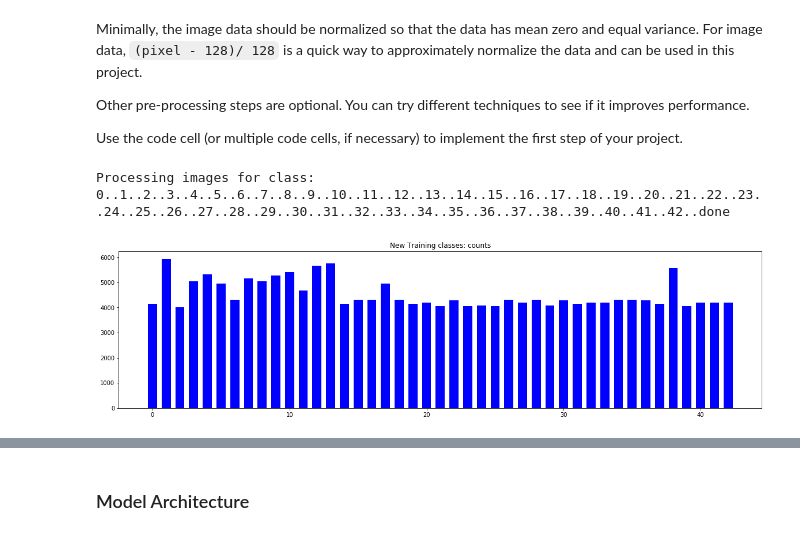
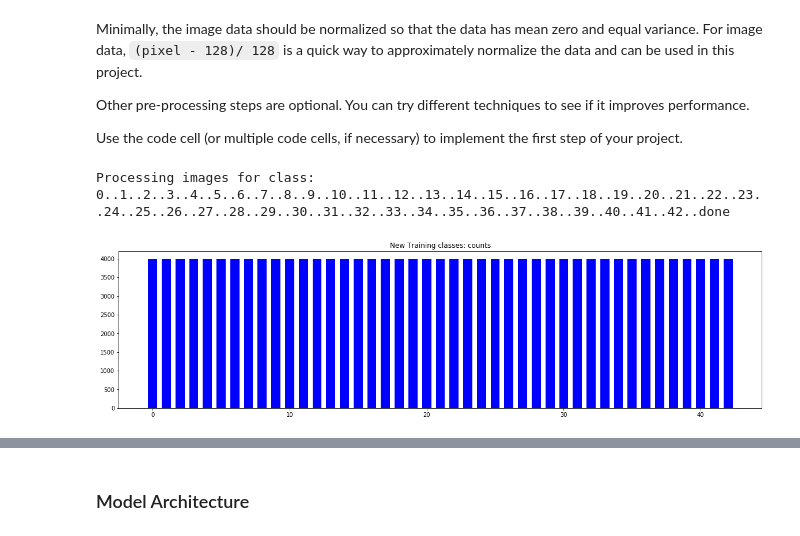
Before and after one commit to ivovandongen/CarND-Traffic-Sign-Classifier-Project, a Jupyter notebook: Traffic_Sign_Classifier.ipynb, the cells around one changed output, grey strips where cells are left out. Saved outputs shown, nothing was run; the diff lists cells and outputs as text; code cells hidden in the pictures.

Commit message:
Adjust data augmentation, fix visualization

```diff
--- a/Traffic_Sign_Classifier.ipynb
+++ b/Traffic_Sign_Classifier.ipynb
@@ -186,9 +186,11 @@ Other pre-processing steps are optional. You can try different techniques to see
 Use the code cell (or multiple code cells, if necessary) to implement the first step of your project.
 # %%
 # Generate some data
+import sys
 import random
 import math
 import scipy
+import numpy as np
 from skimage.transform import warp, AffineTransform
 
 def rotate_image(image, angle=10):
@@ -211,52 +213,62 @@ def translate_image(image):
     tform = AffineTransform(translation=(tx, ty))
     return warp(image, tform, preserve_range=True).astype(int)
 
+def flip_image(image):
+    return np.fliplr(image)
+
 def transform_image(image):
     transformations = {
         0: rotate_image,
         1: shear_image,
         2: scale_image,
-        3: translate_image
+        3: translate_image,
+        4: flip_image
     }
     return transformations[random.randint(0, len(transformations) - 1)](image)
 
 # level the numbers per class
 new_trainX = []
 new_trainY = []
 target_size = 4000
-max_size = 5000
+max_size = 4000
 
-import sys
-# sys.stdout.write('.')
+def extend_image_set(samples):
+    expanded = []
+    expanded.extend(samples)
+
+    sample_size = len(samples)
+    new_size = sample_size
+    while True:
+        for image in samples:
+            expanded.append(transform_image(image))
+            new_size += 1
+            if  new_size >= target_size:
+                return expanded
+
 sys.stdout.write("Processing images for class: ")
+
 for i in range(0,43):
     sys.stdout.write("{0}..".format(i))
     samples = X_train[np.where(y_train == i)]
-    if (samples.shape[0] < target_size):
-        expanded = []
-        factor = target_size // samples.shape[0]
-
-        for image in samples:
-            expanded.append(image)
-            for j in range(0, factor):
-                expanded.append(transform_image(image))
-        samples = np.array(expanded)
-    elif (samples.shape[0] > max_size):
+    sample_size = samples.shape[0]
+    if (sample_size < target_size):
+        samples = np.array(extend_image_set(samples))
+    elif (sample_size > max_size):
         samples = samples[0:max_size]
     new_trainY.append(np.full((samples.shape[0]), i).flatten())
     new_trainX.append(samples)
 
 sys.stdout.write('done\n')
 sys.stdout.flush()
 
 new_sample_length = sum([len(x) for x in new_trainX])
 y_train = np.concatenate(new_trainY)
 X_train = np.concatenate(new_trainX)
 
 plot_examples_per_class(y_train, "New Training classes: counts")
 # %% [output]
 Processing images for class: 0..1..2..3..4..5..6..7..8..9..10..11..12..13..14..15..16..17..18..19..20..21..22..23..24..25..26..27..28..29..30..31..32..33..34..35..36..37..38..39..40..41..42..done
-[figure, old version]
+[figure, new version]
 # %%
 ### Preprocess the data here. It is required to normalize the data. Other preprocessing steps could include
 ### converting to grayscale, etc.
```
Also changed, not shown: parts of 9 cells of this notebook.
